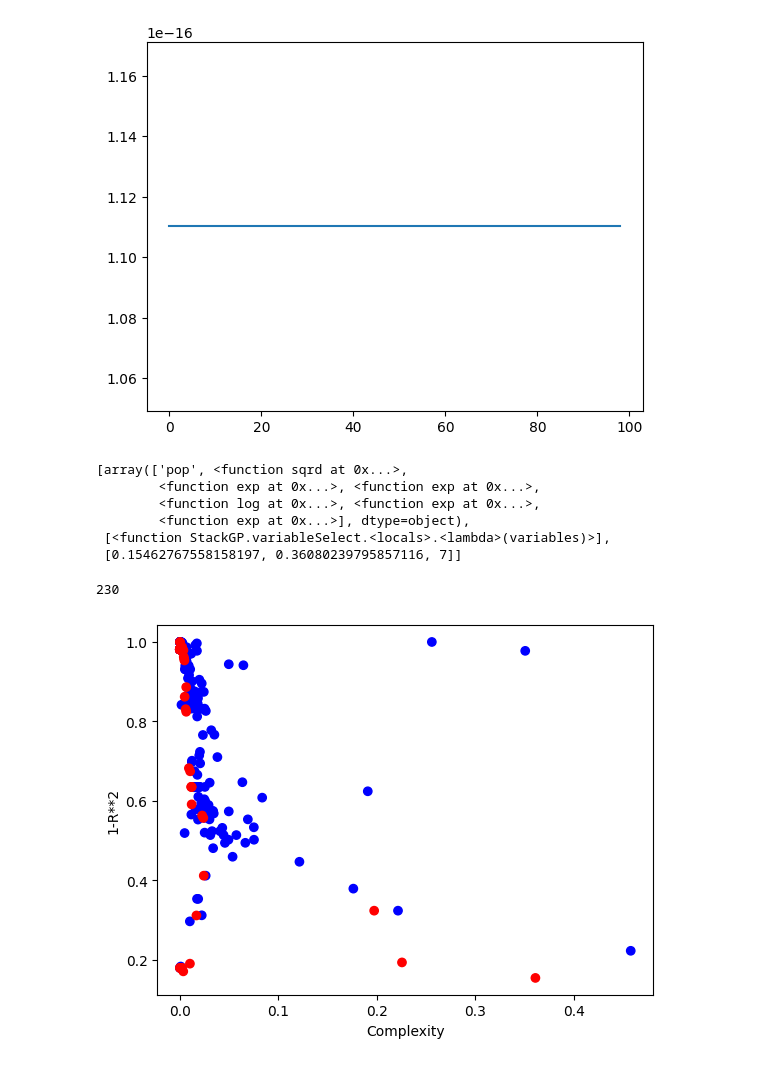
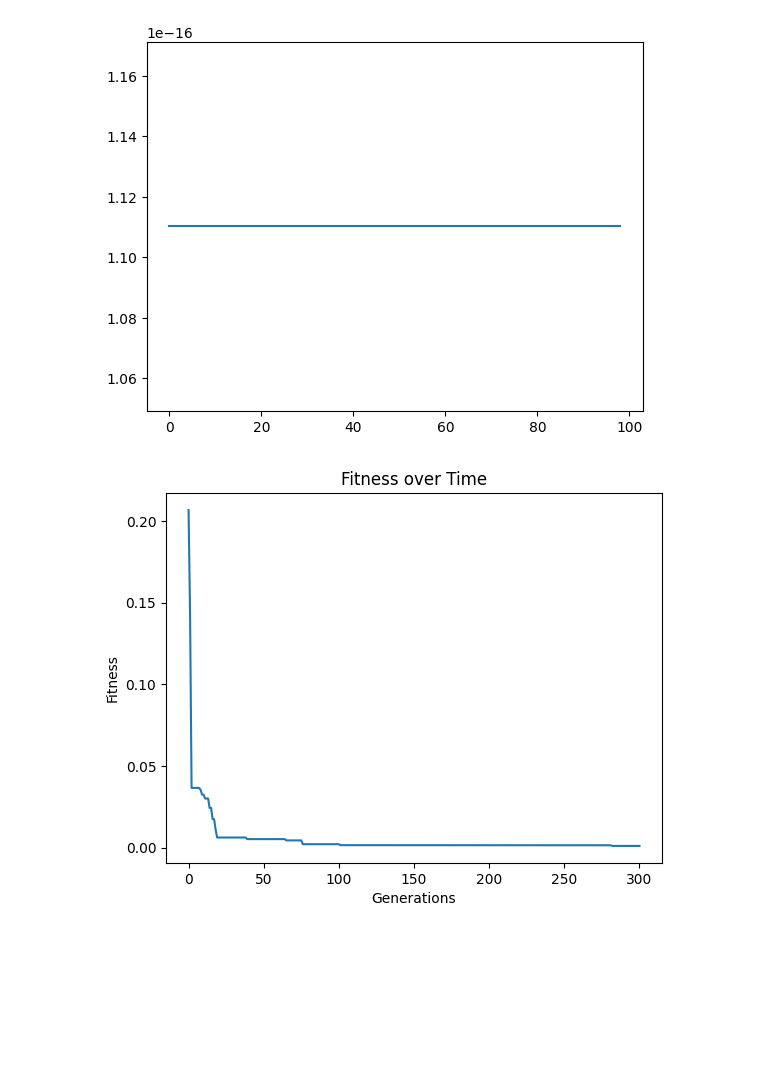
Before and after one commit to hoolagans/StackGP, a Jupyter notebook: Development.ipynb, the cells around one changed output. Cells and saved outputs as stored; diff of their text form; code cells hidden in the pictures; blank space fills up the shorter version.

```diff
--- a/Development.ipynb
+++ b/Development.ipynb
@@ -36,3 +28,0 @@ models[0]
-# %%
-newParameters=[param if callable(param) else param*(1+0.20*(np.random.rand()-0.5)) for param in models[0][1]]
-newParameters
@@ -149,24 +97,9 @@ def totalSharpness(model,inputData,responseData,numPerturbations=10,percentPertu
 
     return sharpnessConstants(model,inputData,responseData,numPerturbations=numPerturbations,percentPerturbation=percentPerturbation)+sharpnessData(model,inputData,responseData,numPerturbations=numPerturbations,percentPerturbation=percentPerturbation)
 # %%
-models=evolve(inputData,responseData,modelEvaluationMetrics=[fitness,totalSharpness,stackGPModelComplexity],generations=100,align=False,tourneySize=45,elitismRate=0,ops=allOps(),tracking=True)
+models=evolve(inputData,responseData,modelEvaluationMetrics=[fitness,totalSharpness],generations=300,align=False,tourneySize=30,ops=allOps(),tracking=True,elitismRate=10)
+# %% [output]
+[figure, added]
-# %%
-models[0]
-# %% [output]
-[array(['pop', <function sqrd at 0x...>,
-        <function exp at 0x...>, <function exp at 0x...>,
-        <function log at 0x...>, <function exp at 0x...>,
-        <function exp at 0x...>], dtype=object),
- [<function StackGP.variableSelect.<locals>.<lambda>(variables)>],
- [0.15462767558158197, 0.36080239795857116, 7]]
-# %%
-len(models)
-# %% [output]
-230
-# %%
-plotModels(models)
-# %% [output]
-[figure, removed]
 # %%
 print(printGPModel(models[0]),"\n",printGPModel(models[1]),"\n",printGPModel(models[2]))
 # %% [output]
```
Also changed, not shown: parts of 48 cells of this notebook.
